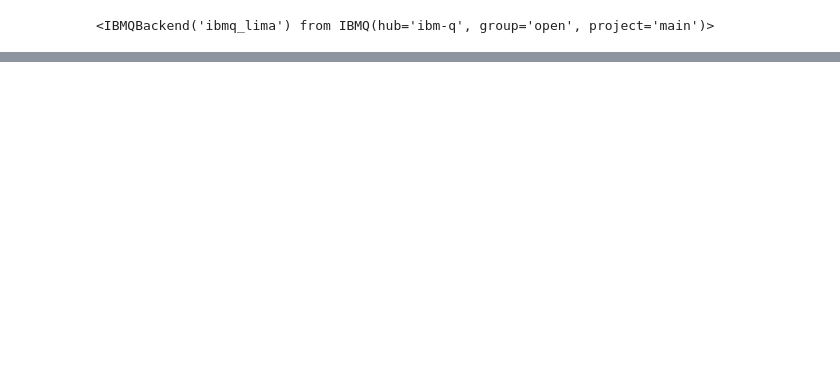
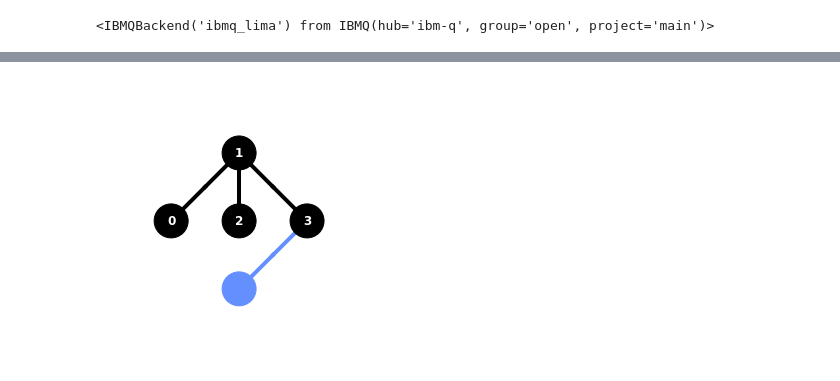
Before and after one commit to caslab-code/qc-antivirus, a Jupyter notebook: misc/practice_notebooks/grover2qbit_with_mal.ipynb, the cells around one changed output, grey strips where cells are left out. Cells and saved outputs as stored; diff of their text form; code cells hidden in the pictures; blank space fills up the shorter version.

```diff
--- a/misc/practice_notebooks/grover2qbit_with_mal.ipynb
+++ b/misc/practice_notebooks/grover2qbit_with_mal.ipynb
@@ -189,0 +260,8 @@ backend
+# %%
+# new_circ_lv0 = transpile(gc, backend=backend, optimization_level=0, scheduling_method='alap')
+# plot_circuit_layout(new_circ_lv0, backend)
+
+new_circ_lv0 = transpile(gc, backend=backend, optimization_level=0, scheduling_method='alap')
+plot_circuit_layout(new_circ_lv0, backend)
+# %% [output]
+[figure, added]
```
Also changed, not shown: parts of 18 cells of this notebook, 12 other files.
